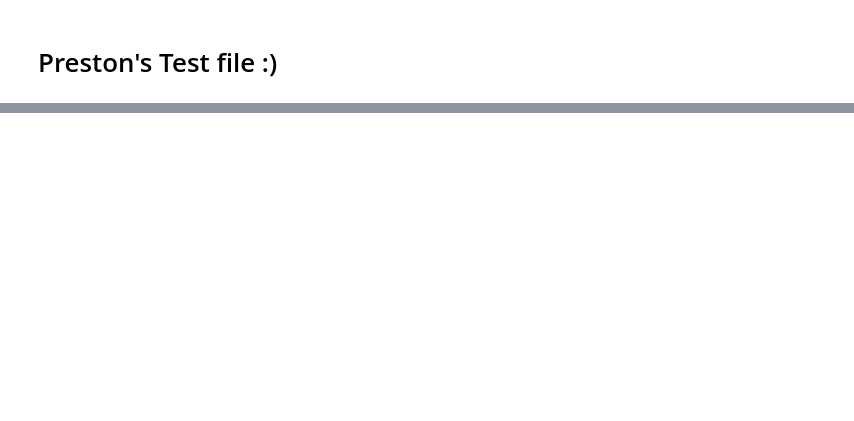
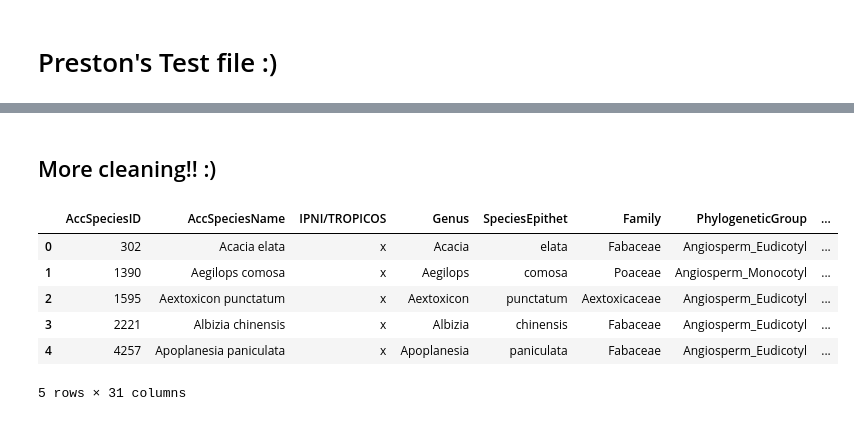
Before and after one commit to madisonmina/PlantIt-Hacksgiving2025, a Jupyter notebook: test.ipynb, the cells around one changed output, grey strips where cells are left out. Cells and saved outputs as stored; diff of their text form; code cells hidden in the pictures; blank space fills up the shorter version.

```diff
--- a/test.ipynb
+++ b/test.ipynb
@@ -18,0 +100,14 @@ ValueError: Invalid file path or buffer object type: <class 'list'>
+# %% [markdown]
+## More cleaning!! :)
+# %%
+joined = joined.dropna(how='all')
+joined = joined.fillna(0)
+joined.head()
+# %% [output]
+|  | AccSpeciesID | AccSpeciesName | IPNI/TROPICOS | Genus | SpeciesEpithet | Family | PhylogeneticGroup | ... |
+| 0 | 302 | Acacia elata | x | Acacia | elata | Fabaceae | Angiosperm_Eudicotyl | ... |
+| 1 | 1390 | Aegilops comosa | x | Aegilops | comosa | Poaceae | Angiosperm_Monocotyl | ... |
+| 2 | 1595 | Aextoxicon punctatum | x | Aextoxicon | punctatum | Aextoxicaceae | Angiosperm_Eudicotyl | ... |
+| 3 | 2221 | Albizia chinensis | x | Albizia | chinensis | Fabaceae | Angiosperm_Eudicotyl | ... |
+| 4 | 4257 | Apoplanesia paniculata | x | Apoplanesia | paniculata | Fabaceae | Angiosperm_Eudicotyl | ... |
+5 rows × 31 columns
```
Also changed, not shown: parts of 18 cells of this notebook, 1 other file.
